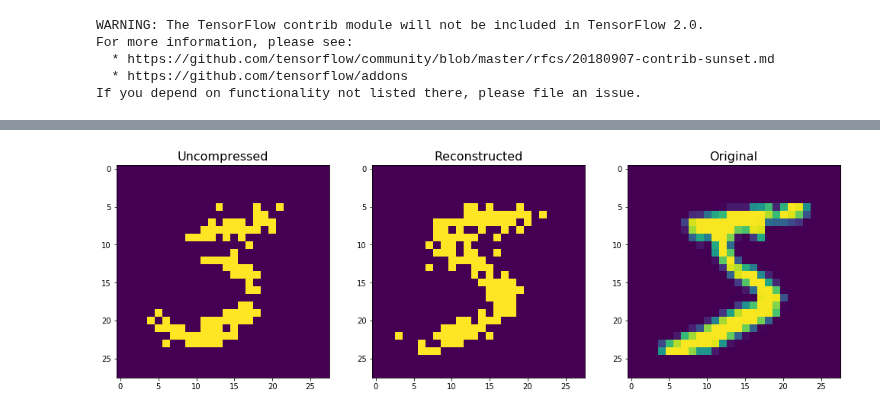
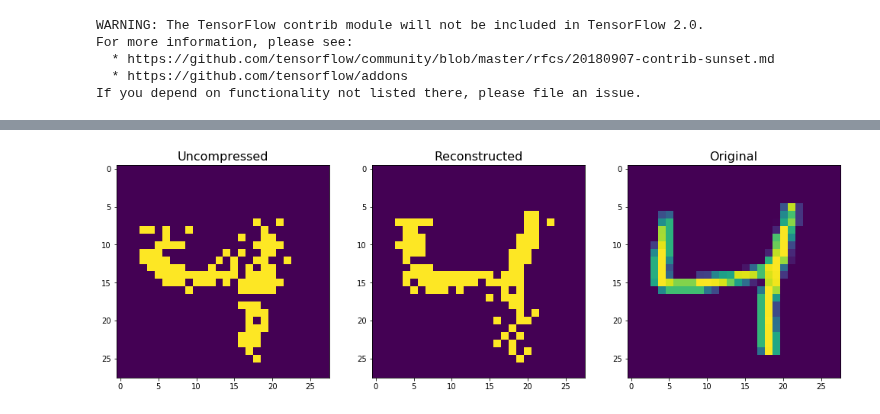
Before and after one commit to gergely-flamich/miracle-compression, a Jupyter notebook: code/Miracle MNIST Test.ipynb, the cells around one changed output, grey strips where cells are left out. Saved outputs shown, nothing was run; the diff lists cells and outputs as text; code cells hidden in the pictures.

```diff
--- a/code/Miracle MNIST Test.ipynb
+++ b/code/Miracle MNIST Test.ipynb
@@ -32,34 +70,4 @@ If you depend on functionality not listed there, please file an issue.
 # %%
-optimizers = {
-    "sgd": tf.train.GradientDescentOptimizer,
-    "momentum": lambda lr:
-                    tf.train.MomentumOptimizer(learning_rate=lr,
-                                               momentum=0.9,
-                                               use_nesterov=True),
-    "adam": tf.train.AdamOptimizer,
-    "rmsprop": tf.train.RMSPropOptimizer
-}
-
-config = {
-        "training_set_size": 60000,
-        "max_pixel_value": 1.,
-
-        "num_latents": 10,
-        "hidden_units": 100,
-        "data_likelihood": "bernoulli",
-
-        "batch_size": 128,
-        "num_epochs": 20,
-
-        "loss": "neg_elbo",
-        "beta": 10.,
-        "learning_rate": 1e-3,
-        "optimizer": "adam",
-
-        "log_freq": 250,
-        "checkpoint_name": "_ckpt",
-    }
-
 num_batches = config["training_set_size"] // config["batch_size"]
 
 ((train_data, _),
@@ -72,7 +80,7 @@ train_dataset = mnist_input_fn(train_data[:num_batches * config["batch_size"]],
 # Create VAE model
 # ==========================================================================
 
-vae = MnistVAE(hidden_units=config["hidden_units"],
+vae = models["fc"](hidden_units=config["hidden_units"],
                num_latents=config["num_latents"],
                data_likelihood=config["data_likelihood"])
 
@@ -88,7 +96,7 @@ optimizer = optimizers[config["optimizer"]](config["learning_rate"])
 global_step = tf.train.get_or_create_global_step()
 
 trainable_vars = vae.get_all_variables() + (global_step,)
-checkpoint_dir = os.path.join(MNIST_MODEL_DIR, "checkpoints")
+checkpoint_dir = os.path.join(MNIST_FC_MODEL, "checkpoints")
 
 checkpoint, ckpt_prefix = setup_eager_checkpoints_and_restore(
     variables=trainable_vars,
@@ -102,6 +110,6 @@ Checkpoint found at /tmp/miracle_mnist/checkpoints/_ckpt-40, restoring...
 Model restored!
 # %%
-bit_limit = 10
+bit_limit = 15
 
 uniform_approx_samp = i4_sobol_generate(10, np.power(2, bit_limit), skip=1)
 normal_approx_samp = norm.ppf(uniform_approx_samp)
@@ -109,7 +117,7 @@ normal_approx_samp = norm.ppf(uniform_approx_samp)
 train_tensor = tf.convert_to_tensor(train_data / 255., dtype=tf.float32)
 test_tensor = tf.convert_to_tensor(test_data / 255., dtype=tf.float32)
 # %%
-q_mu, q_sigma = vae.encode(train_tensor[:1, ...])
+q_mu, q_sigma = vae.encode(train_tensor[2:3, ...])
 
 q_dist = tfd.Normal(loc=q_mu, scale=q_sigma)
 p_dist = tfd.Normal(loc=tf.zeros_like(q_mu), scale=tf.ones_like(q_sigma))
@@ -135,23 +143,23 @@ encoding_index
 # %%
 approx_latent = normal_approx_samp[encoding_index, :]
 
 decoded_means = vae.decode(tf.convert_to_tensor(approx_latent[tf.newaxis, :], dtype=tf.float32))
 
 decoded_dist = tfd.Bernoulli(logits=decoded_means)
 
 plt.figure(figsize = (17, 6))
 plt.subplot(131)
 plt.title("Uncompressed", fontsize=16)
 plt.imshow(decoded_dist.sample()[0])
 
 plt.subplot(132)
 plt.title("Reconstructed", fontsize=16)
-plt.imshow(vae(train_tensor[:1, ...])[0])
+plt.imshow(vae(train_tensor[2:3, ...])[0])
 
 plt.subplot(133)
 plt.title("Original", fontsize=16)
-plt.imshow(train_data[0])
+plt.imshow(train_data[2])
 
 plt.show()
 # %% [output]
-[figure, old version]
+[figure, new version]
```
Also changed, not shown: parts of 5 cells of this notebook, 5 other files.
